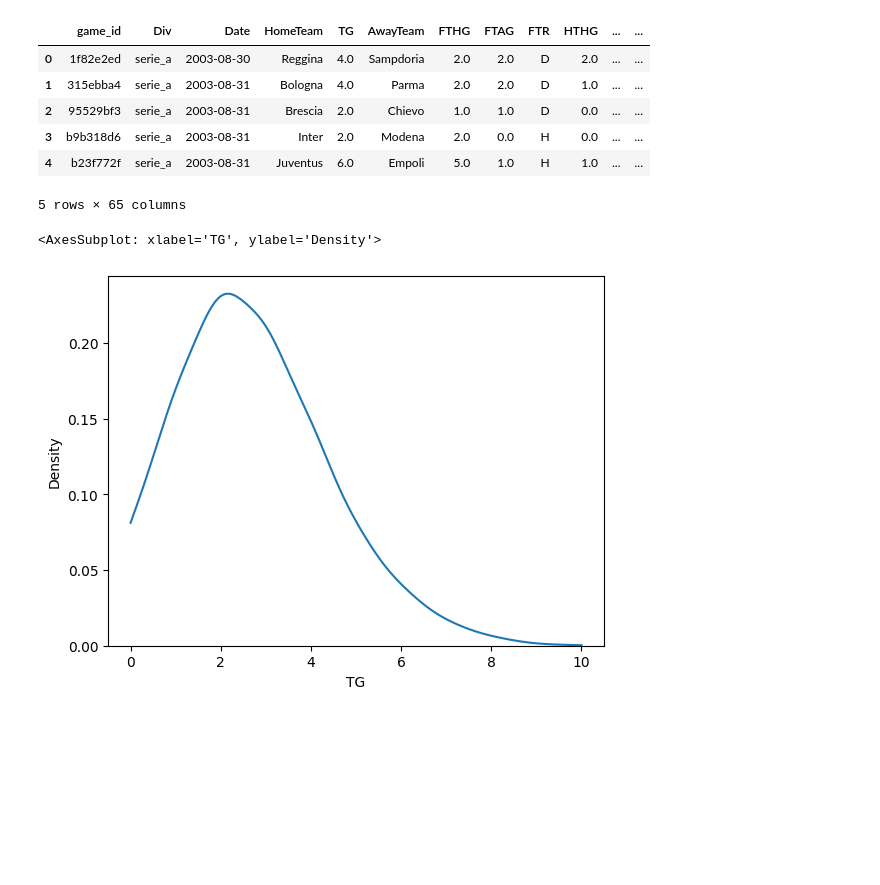
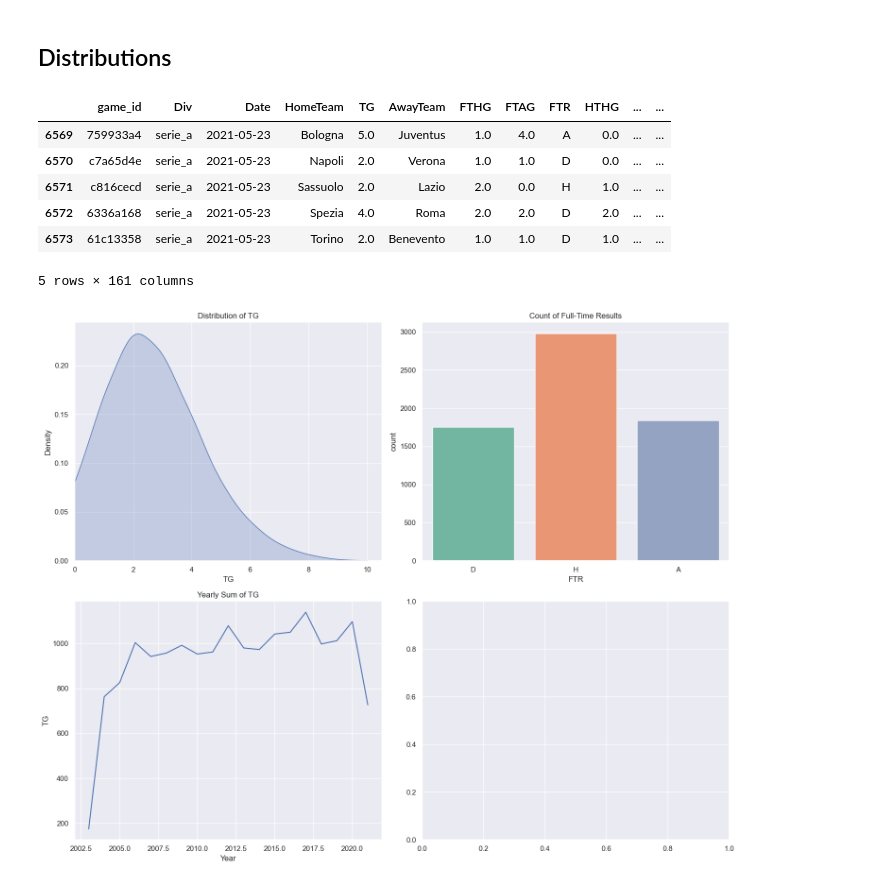
Before and after one commit to RomanTomz/football-analysis, a Jupyter notebook: notebooks/eda.ipynb, the cells around one changed output. Cells and saved outputs as stored; diff of their text form; code cells hidden in the pictures; blank space fills up the shorter version.

```diff
--- a/notebooks/eda.ipynb
+++ b/notebooks/eda.ipynb
@@ -6,6 +6,15 @@ import matplotlib.pyplot as plt
 import seaborn as sns
 # %%
 df = pd.read_csv("/Users/admin/git_projects/football/data_collection/serie_a_weather.csv")
+df['Date'] = pd.to_datetime(df['Date'], dayfirst=True)
+df.info()
 
-df.head()
+
+def assign_season(date):
+    if date.month >= 8:
+        return f"{date.year}/{date.year + 1}"
+    else:
+        return f"{date.year - 1}/{date.year}"
+
+df['season'] = df['Date'].apply(assign_season)
 # %% [output]
@@ -34,17 +26,40 @@ df.head()
+# %% [markdown]
+## Distributions
 # %%
-df = df.iloc[:,:65]
-df.head()
+df.tail()
 # %% [output]
 |  | game_id | Div | Date | HomeTeam | TG | AwayTeam | FTHG | FTAG | FTR | HTHG | ... | ... |
-| 0 | 1f82e2ed | serie_a | 2003-08-30 | Reggina | 4.0 | Sampdoria | 2.0 | 2.0 | D | 2.0 | ... | ... |
-| 1 | 315ebba4 | serie_a | 2003-08-31 | Bologna | 4.0 | Parma | 2.0 | 2.0 | D | 1.0 | ... | ... |
-| 2 | 95529bf3 | serie_a | 2003-08-31 | Brescia | 2.0 | Chievo | 1.0 | 1.0 | D | 0.0 | ... | ... |
-| 3 | b9b318d6 | serie_a | 2003-08-31 | Inter | 2.0 | Modena | 2.0 | 0.0 | H | 0.0 | ... | ... |
-| 4 | b23f772f | serie_a | 2003-08-31 | Juventus | 6.0 | Empoli | 5.0 | 1.0 | H | 1.0 | ... | ... |
+| 6569 | 759933a4 | serie_a | 2021-05-23 | Bologna | 5.0 | Juventus | 1.0 | 4.0 | A | 0.0 | ... | ... |
+| 6570 | c7a65d4e | serie_a | 2021-05-23 | Napoli | 2.0 | Verona | 1.0 | 1.0 | D | 0.0 | ... | ... |
+| 6571 | c816cecd | serie_a | 2021-05-23 | Sassuolo | 2.0 | Lazio | 2.0 | 0.0 | H | 1.0 | ... | ... |
+| 6572 | 6336a168 | serie_a | 2021-05-23 | Spezia | 4.0 | Roma | 2.0 | 2.0 | D | 2.0 | ... | ... |
+| 6573 | 61c13358 | serie_a | 2021-05-23 | Torino | 2.0 | Benevento | 1.0 | 1.0 | D | 1.0 | ... | ... |
-5 rows × 65 columns
+5 rows × 161 columns
 # %%
-sns.kdeplot(data=df, x=df['TG'], cut=0, bw_adjust=2)
+sns.set_theme()
+
+f, axes = plt.subplots(2, 2, figsize=(15, 12))  # Adjusted figsize for better visibility
+
+# KDE plot for 'TG'
+sns.kdeplot(data=df, x='TG', cut=0, bw_adjust=2, ax=axes[0, 0], fill=True)
+axes[0, 0].set_xlim(left=0)
+axes[0, 0].set_title('Distribution of TG')
+
+# Count plot for 'FTR'
+sns.countplot(data=df, x='FTR', hue='FTR', ax=axes[0, 1], palette='Set2')
+axes[0, 1].set_title('Count of Full-Time Results')
+
+# Line plot for the sum of 'TG' over the years
+# Ensure 'Date' is a datetime column to group by year
+df['Year'] = df['Date'].dt.year  # Extract year for grouping
+yearly_tg_sum = df.groupby('Year')['TG'].sum().reset_index()
+sns.lineplot(data=yearly_tg_sum, x='Year', y='TG', ax=axes[1, 0])
+axes[1, 0].set_title('Yearly Sum of TG')
+
+# You can add another plot in axes[1, 1] as needed
+
+plt.tight_layout()
+plt.show()
 # %% [output]
-<AxesSubplot: xlabel='TG', ylabel='Density'>
-[figure, old version]
+[figure, new version]
 # %%
```
Also changed, not shown: parts of 3 cells of this notebook, 2 other files.
